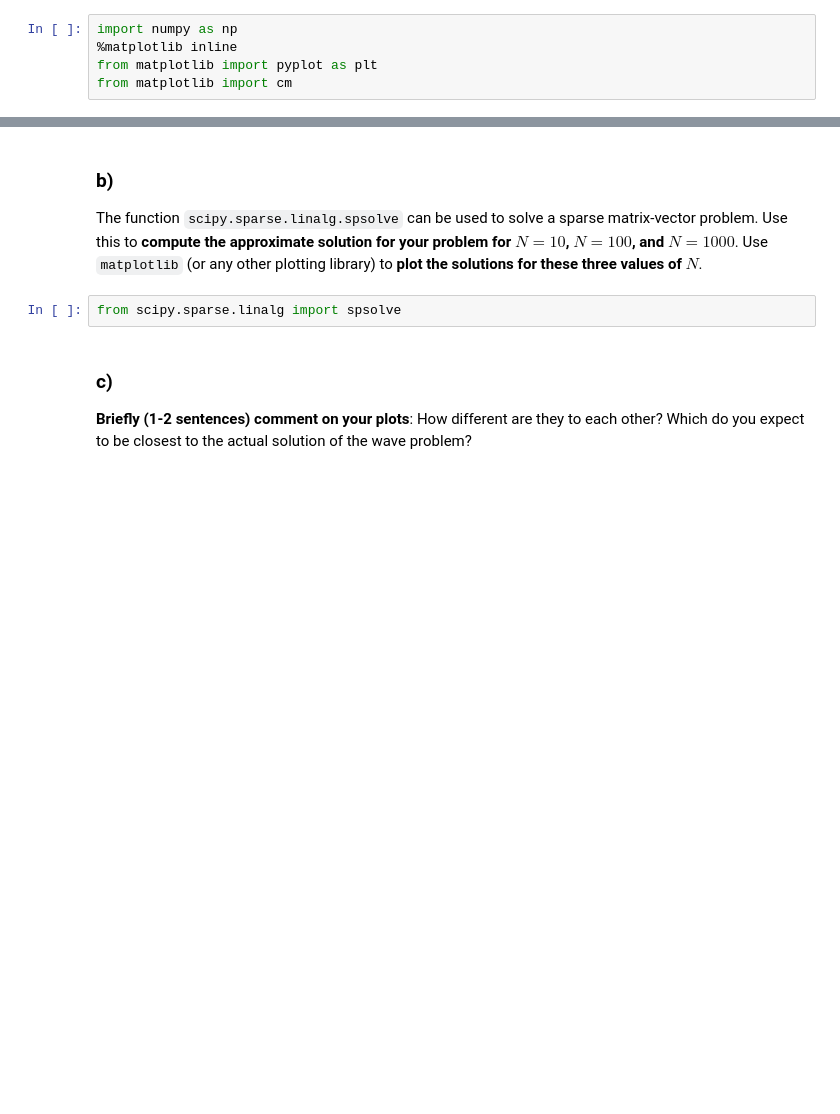
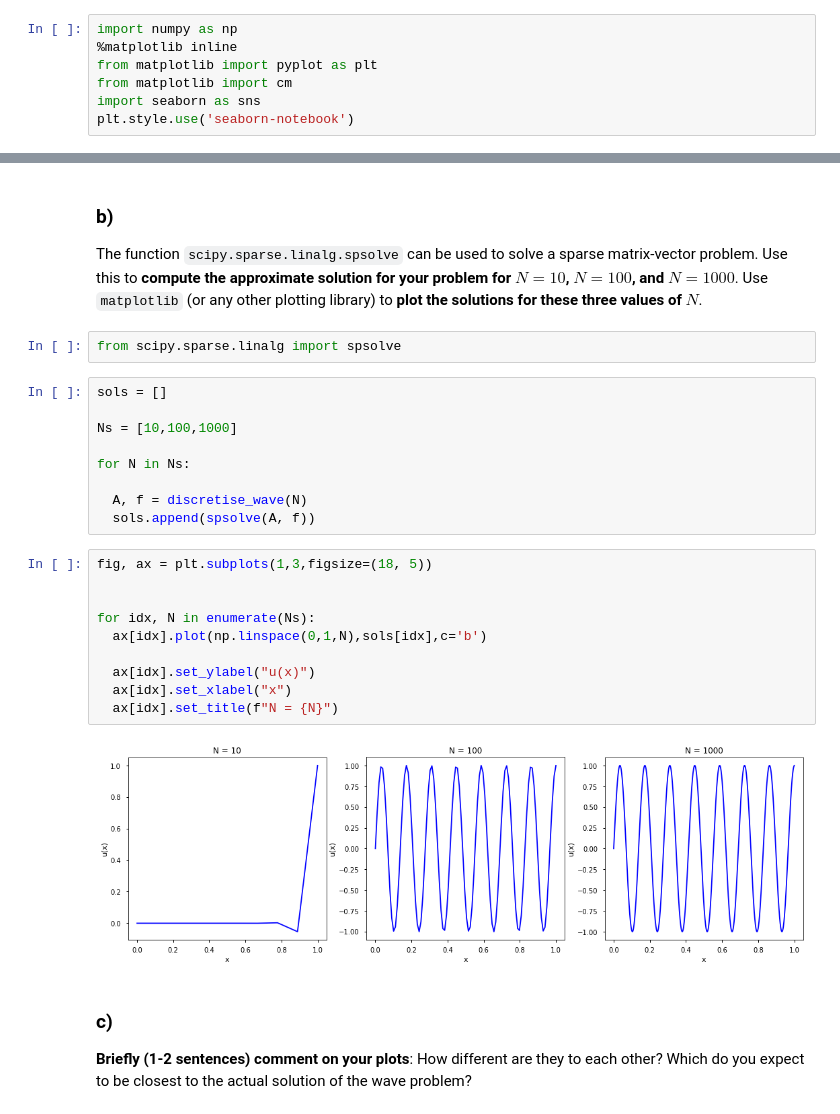
Before and after one commit to jhenderson0/HPC, a Jupyter notebook: Task 2/JH_task2.ipynb, the cells around one changed output, grey strips where cells are left out. Drawn from its saved outputs; the diff is of its cells as text; blank space fills up the shorter version.

```diff
--- a/Task 2/JH_task2.ipynb
+++ b/Task 2/JH_task2.ipynb
@@ -5,6 +5,8 @@ import numpy as np
 %matplotlib inline
 from matplotlib import pyplot as plt
 from matplotlib import cm
+import seaborn as sns
+plt.style.use('seaborn-notebook')
 # %% [markdown]
 ## Part 1: Solving a wave problem with sparse matrices
 
@@ -155,6 +175,27 @@ the approximate solution for your problem for $N=10$, $N=100$, and $N=1000$**. U
 to **plot the solutions for these three values of $N$**.
 # %%
 from scipy.sparse.linalg import spsolve
+# %%
+sols = []
+
+Ns = [10,100,1000]
+
+for N in Ns:
+
+  A, f = discretise_wave(N)
+  sols.append(spsolve(A, f))
+# %%
+fig, ax = plt.subplots(1,3,figsize=(18, 5))
+
+
+for idx, N in enumerate(Ns):
+  ax[idx].plot(np.linspace(0,1,N),sols[idx],c='b')
+
+  ax[idx].set_ylabel("u(x)")
+  ax[idx].set_xlabel("x")
+  ax[idx].set_title(f"N = {N}")
+# %% [output]
+[figure, added]
 # %% [markdown]
 ### c)
 
```
Also changed, not shown: parts of 14 cells of this notebook.
